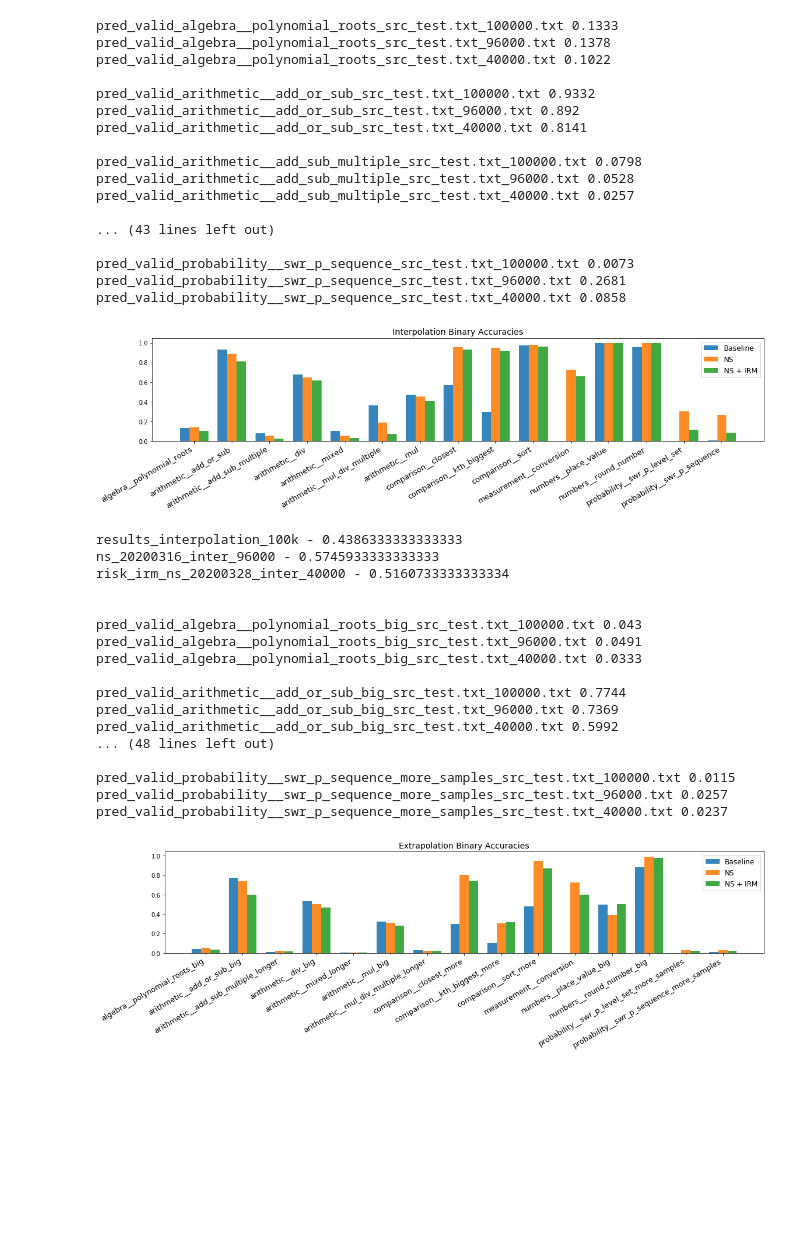
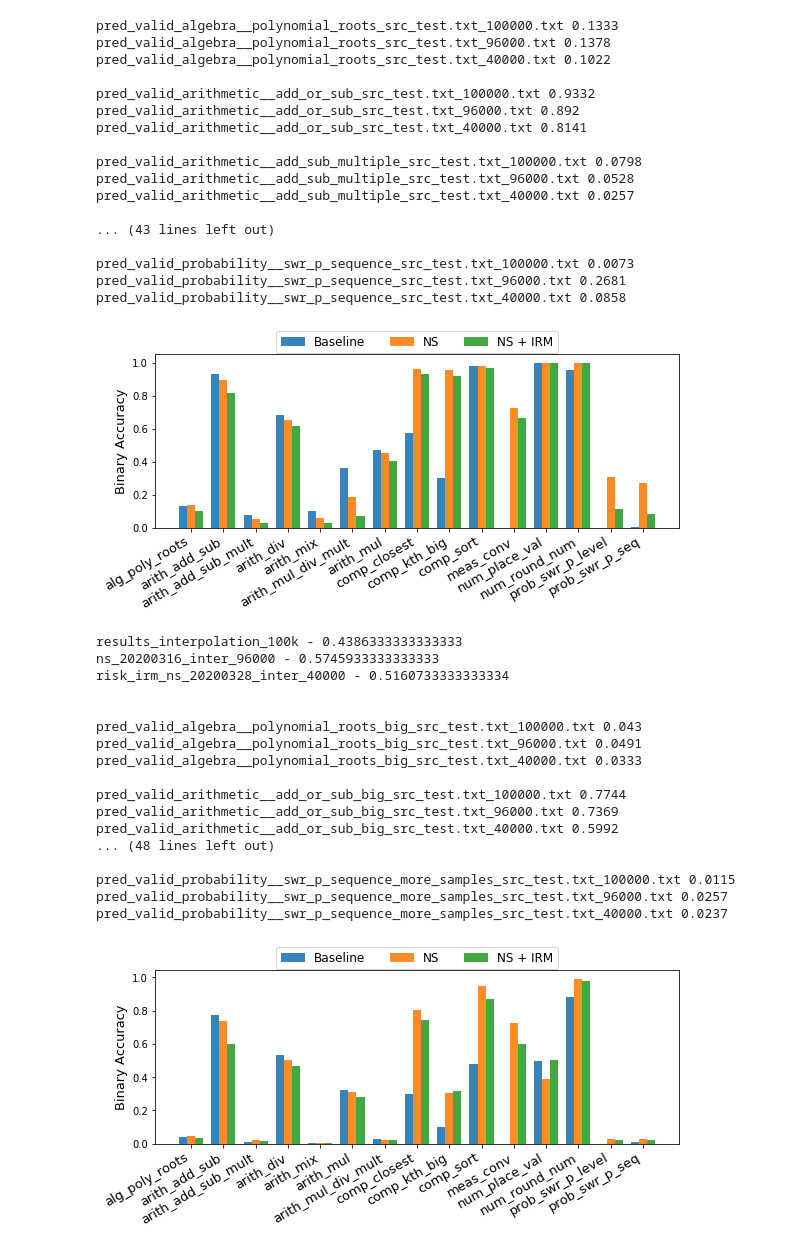
Before and after one commit to bencottier/mlp-project, a Jupyter notebook: notebooks/compare_results.ipynb, the cells around one changed output. Drawn from its saved outputs; the diff is of its cells as text; code cells hidden in the pictures; blank space fills up the shorter version.

```diff
--- a/notebooks/compare_results.ipynb
+++ b/notebooks/compare_results.ipynb
@@ -217,11 +246,11 @@ def _label_barh(ax, bars, text_format, **kwargs):
         ax.text(text_x, text_y, text, va='center', **kwargs)
 
 
-def plot_accuracies(targets, targets_folders, hyp_files, title, file=None):
-    fig, ax = plt.subplots(1, figsize=(15,3))
+def plot_accuracies(targets, targets_folders, hyp_files, names, title, file=None):
+    fig, ax = plt.subplots(1, figsize=(8,3))
 
     plt.tight_layout()
-    plt.title(title, fontsize=14)
+    #plt.title(title, fontsize=14)
     colors = ['b', 'g', 'r', 'y', ]
 
     bars = []
@@ -257,22 +286,21 @@ def plot_accuracies(targets, targets_folders, hyp_files, title, file=None):
             accuracies[j] += accs.sum()
         print()
     ax.set_xticks(bars[len(bars)//2])
-    ax.set_xticklabels([t.replace('_tgt_test.txt','') for t in targets],
+    ax.set_xticklabels([names[t.replace('_tgt_test.txt','')] for t in targets],
                        rotation=30, ha='right',
                        fontsize=13)
-
+    plt.ylabel('Binary Accuracy', fontsize=13)
     #plt.legend([os.path.basename(os.path.normpath(p))] for p in sorted(hyp_files.keys())],
     #           fontsize=12, bbox_to_anchor=(1.0, 1.0))
-    #ax.legend([pretty_names[os.path.basename(os.path.normpath(p))] for p in sorted(hyp_files.keys())],
-    #           fontsize=12,
-    #           loc='upper center',
-    #           bbox_to_anchor=(0.5, 1.32),
+    ax.legend([pretty_names[os.path.basename(os.path.normpath(p))] for p in sorted(hyp_files.keys())],
+               fontsize=12,
+               loc='upper center',
+               bbox_to_anchor=(0.5, 1.17),
                #bbox_to_anchor=(1.0, 1.0),
-    #            ncol=len(hyp_files.keys()),
-    #           title=title, title_fontsize=15)
-    plt.legend([pretty_names[os.path.basename(os.path.normpath(p))] for p in sorted(hyp_files.keys())],
-               fontsize=12,
-              loc='upper right')
+                ncol=len(hyp_files.keys()))
+               #title=title, title_fontsize=15)
+    #plt.legend([pretty_names[os.path.basename(os.path.normpath(p))] for p in sorted(hyp_files.keys())],
+    #           fontsize=12)
     value_format = "{:.2f}"  # displaying values as percentage with one fractional digit
     #for b in bars_:
     #    label_bars(ax, b, value_format)
@@ -305,36 +333,38 @@ for k in sorted(inter_hyp_files.keys()):
 plot_accuracies(inter_targets,
                 inter_target_folders,
                 inter_hyp_files,
+                targets_inter_names,
                 title='Interpolation Binary Accuracies',
-                file='/Users/ff/dev/mlp-project/report_figs/interpolation_4.pdf')
+                file='/Users/ff/dev/mlp-project/report_figs/interpolation_short.pdf')
 
 print()
 print()
 
 plot_accuracies(extra_targets,
                 extra_target_folders,
                 extra_hyp_files,
+                targets_extra_names,
                 title='Extrapolation Binary Accuracies',
-                file='/Users/ff/dev/mlp-project/report_figs/extrapolation_4.pdf')
+                file='/Users/ff/dev/mlp-project/report_figs/extrapolation_short.pdf')
 # %% [output]
 pred_valid_algebra__polynomial_roots_src_test.txt_100000.txt 0.1333
 pred_valid_algebra__polynomial_roots_src_test.txt_96000.txt 0.1378
 pred_valid_algebra__polynomial_roots_src_test.txt_40000.txt 0.1022
 
 pred_valid_arithmetic__add_or_sub_src_test.txt_100000.txt 0.9332
 pred_valid_arithmetic__add_or_sub_src_test.txt_96000.txt 0.892
 pred_valid_arithmetic__add_or_sub_src_test.txt_40000.txt 0.8141
 
 pred_valid_arithmetic__add_sub_multiple_src_test.txt_100000.txt 0.0798
 pred_valid_arithmetic__add_sub_multiple_src_test.txt_96000.txt 0.0528
 pred_valid_arithmetic__add_sub_multiple_src_test.txt_40000.txt 0.0257
 
 ... (43 lines left out)
 
 pred_valid_probability__swr_p_sequence_src_test.txt_100000.txt 0.0073
 pred_valid_probability__swr_p_sequence_src_test.txt_96000.txt 0.2681
 pred_valid_probability__swr_p_sequence_src_test.txt_40000.txt 0.0858
-[figure, old version]
+[figure, new version]
 results_interpolation_100k - 0.4386333333333333
 ns_20200316_inter_96000 - 0.5745933333333333
 risk_irm_ns_20200328_inter_40000 - 0.5160733333333334
@@ -352,7 +382,7 @@ pred_valid_arithmetic__add_or_sub_big_src_test.txt_40000.txt 0.5992
 pred_valid_probability__swr_p_sequence_more_samples_src_test.txt_100000.txt 0.0115
 pred_valid_probability__swr_p_sequence_more_samples_src_test.txt_96000.txt 0.0257
 pred_valid_probability__swr_p_sequence_more_samples_src_test.txt_40000.txt 0.0237
-[figure, old version]
+[figure, new version]
 results_extrapolation_100k - 0.2658333333333333
 ns_20200316_extra_96000 - 0.3913066666666667
 risk_irm_ns_20200328_extra_40000 - 0.3646
```
Also changed, not shown: parts of 2 cells of this notebook, 9 other files.
